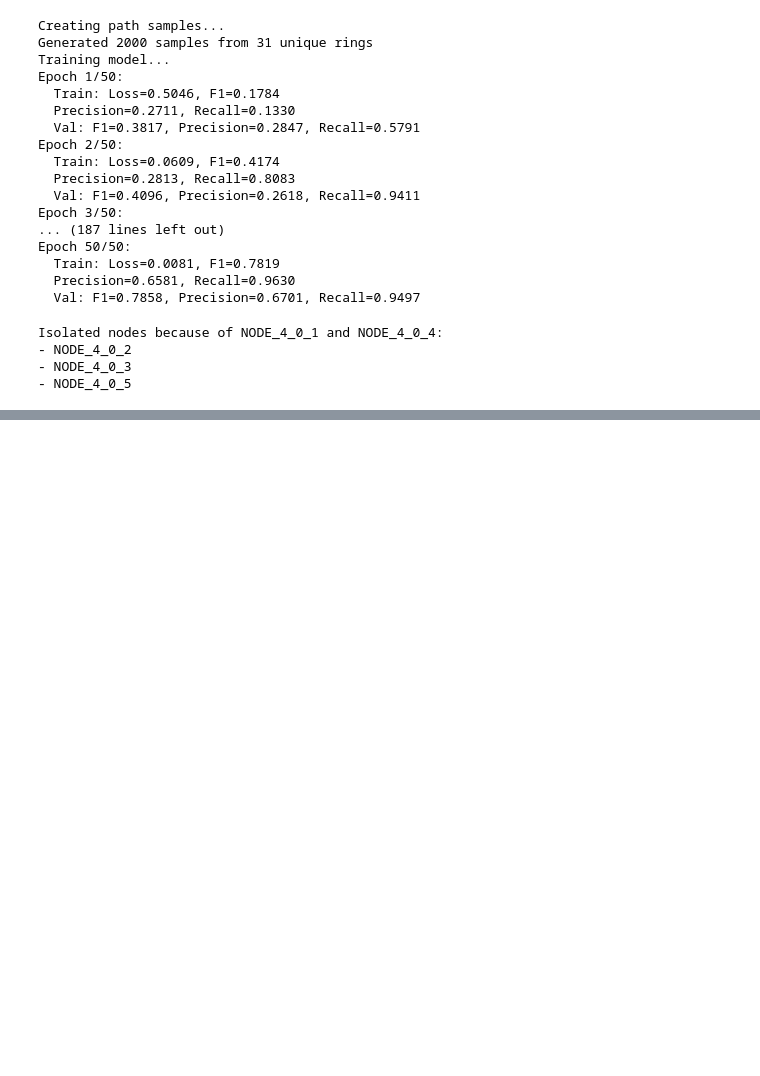
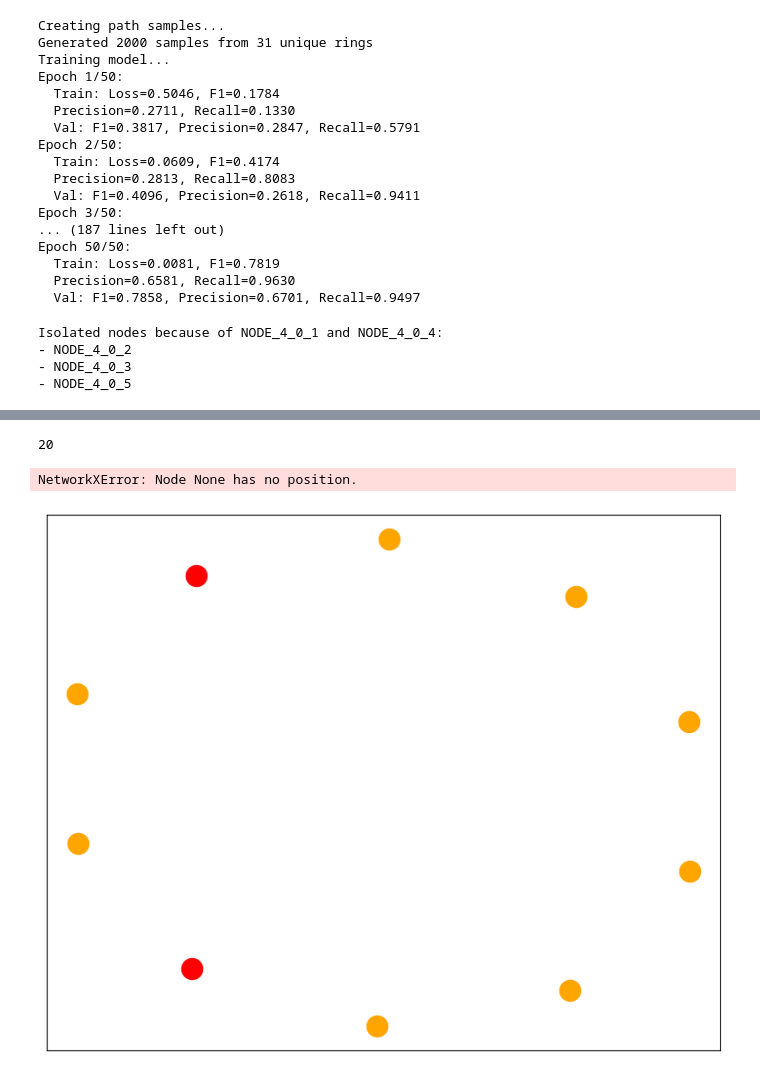
Before and after one commit to hashil7/alarm_rca, a Jupyter notebook: gnnv3.ipynb, the cells around one changed output, grey strips where cells are left out. Cells and saved outputs as stored; diff of their text form; code cells hidden in the pictures; blank space fills up the shorter version.

```diff
--- a/gnnv3.ipynb
+++ b/gnnv3.ipynb
@@ -2079,0 +3150,7 @@ Isolated nodes because of NODE_4_0_1 and NODE_4_0_4:
+# %%
+model = train_isolation_model(
+    dataset=dataset,
+    epochs=100,          # Number of training epochs
+    batch_size=32,       # Batch size for training
+    lr=0.001             # Learning rate
+)
@@ -2079,0 +3354,5 @@ Isolated nodes because of NODE_4_0_1 and NODE_4_0_4:
+# %%
+# Load the saved model
+model = IsolationGNN()
+model.load_state_dict(torch.load('isolation_gnn_model_v1.pt'))
+model.eval()
@@ -2079,0 +3678,4 @@ Isolated nodes because of NODE_4_0_1 and NODE_4_0_4:
+# %%
+G.number_of_nodes()
+# %% [output]
+20
@@ -2079,0 +3746,9 @@ Isolated nodes because of NODE_4_0_1 and NODE_4_0_4:
+# %%
+test_model_with_custom_failures_with_ups(
+    model_multi_ring_with_ups,
+    G,
+
+)
+# %% [output]
+NetworkXError: Node None has no position.
+[figure, added]
```
Also changed, not shown: parts of 87 cells of this notebook.
